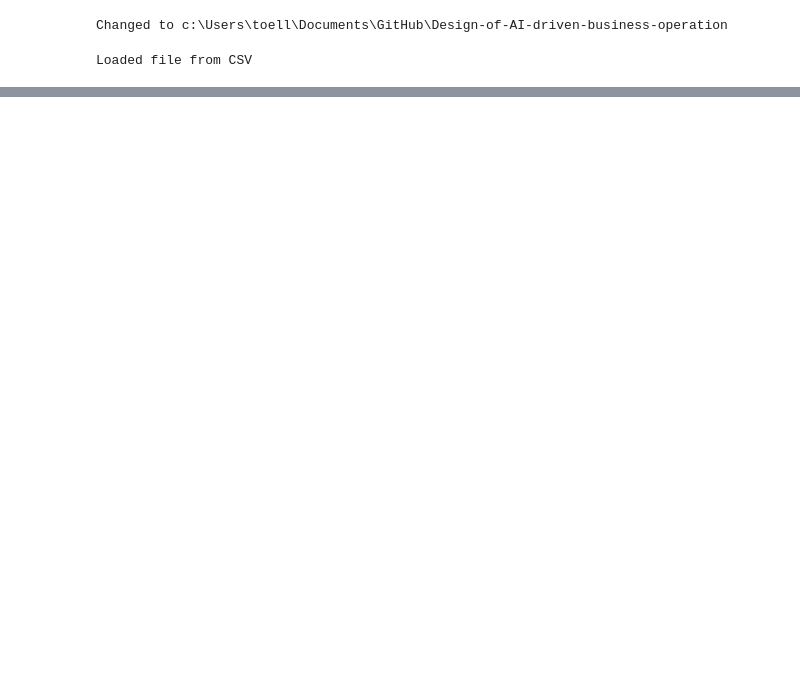
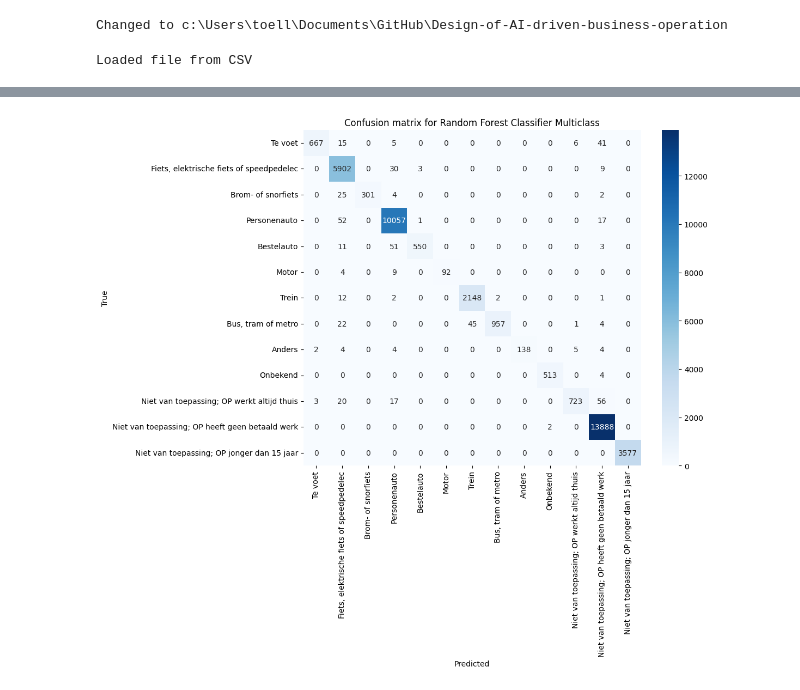
Before and after one commit to FabianScott/Design-of-AI-driven-business-operation, a Jupyter notebook: Topic2/exploration.ipynb, the cells around one changed output, grey strips where cells are left out. Saved outputs shown, nothing was run; the diff lists cells and outputs as text; code cells hidden in the pictures; blank space fills up the shorter version.

```diff
--- a/Topic2/exploration.ipynb
+++ b/Topic2/exploration.ipynb
@@ -55,0 +70,25 @@ weighted avg       1.00      1.00      1.00     40011
+# %%
+X_train, X_test, y_train, y_test = load_odin_as_ml_dataset(year=2022, target_val=None)
+
+labels = [
+    "Te voet",
+    "Fiets, elektrische fiets of speedpedelec",
+    "Brom- of snorfiets",
+    "Personenauto",
+    "Bestelauto",
+    "Motor",
+    "Trein",
+    "Bus, tram of metro",
+    "Anders",
+    "Onbekend",
+    "Niet van toepassing; OP werkt altijd thuis",
+    "Niet van toepassing; OP heeft geen betaald werk",
+    "Niet van toepassing; OP jonger dan 15 jaar"
+]
+
+model = RandomForestClassifier(random_state=42, verbose=0, n_jobs=-1)
+model.fit(X_train, y_train)
+y_pred = model.predict(X_test)
+print(classification_report(y_test, y_pred))
+
+cm = confusion_matrix(y_test, y_pred)
@@ -55,0 +114,9 @@ weighted avg       1.00      1.00      1.00     40011
+# %%
+plot_confusion_matrix(
+    cm=cm,
+    labels=labels,
+    title="Confusion matrix for Random Forest Classifier Multiclass",
+    show=True
+)
+# %% [output]
+[figure, added]
```
Also changed, not shown: parts of 5 cells of this notebook, 3 other files.
